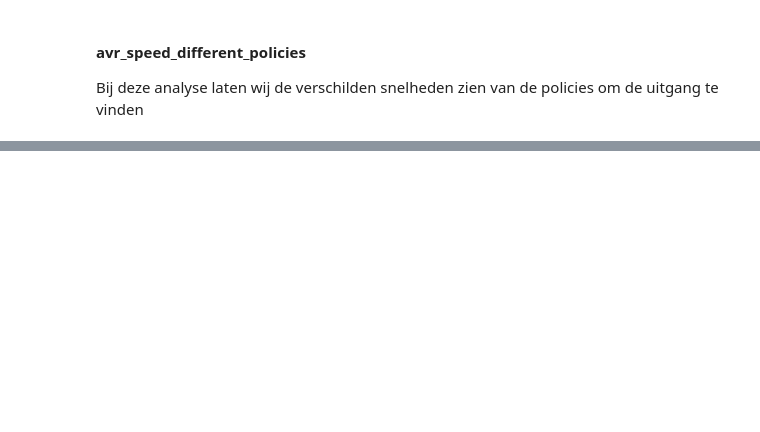
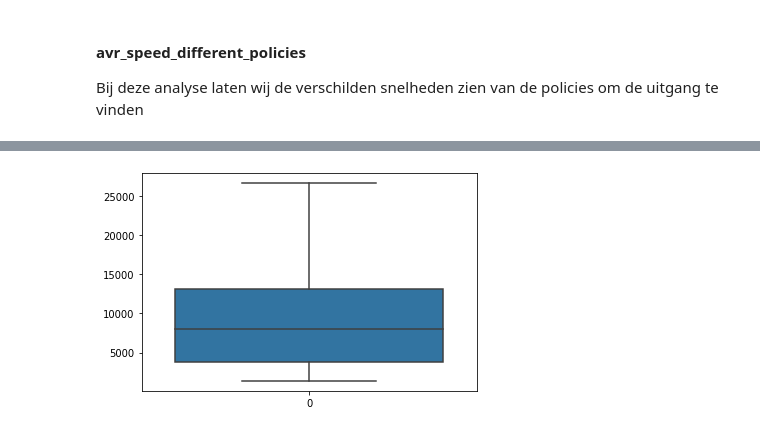
Before and after one commit to MariaDukmak/MazeRunner, a Jupyter notebook: analysis/Data analyse.ipynb, the cells around one changed output, grey strips where cells are left out. Saved outputs shown, nothing was run; the diff lists cells and outputs as text; code cells hidden in the pictures; blank space fills up the shorter version.

```diff
--- a/analysis/Data analyse.ipynb
+++ b/analysis/Data analyse.ipynb
@@ -19,4 +77,5 @@ os.getcwd()
 
 Bij deze analyse laten wij de verschilden snelheden zien van de policies om de uitgang te vinden
 # %%
-df = feather.read_feather('avr_speed_different_policies/avr_speed_different_policies.feather')
+df = feather.read_feather('speed_difference/speed_diff_pf/snelheid_pathfinder_0.feather')
+df
@@ -25,3 +94,7 @@ df
+# %%
+ax = sns.boxplot(data=df['time'])
+# %% [output]
+[figure, added]
 # %% [markdown]
 ![image-2.png](attachment:image-2.png)
 # %% [markdown]
```
Also changed, not shown: parts of 14 cells of this notebook, 11 other files.
